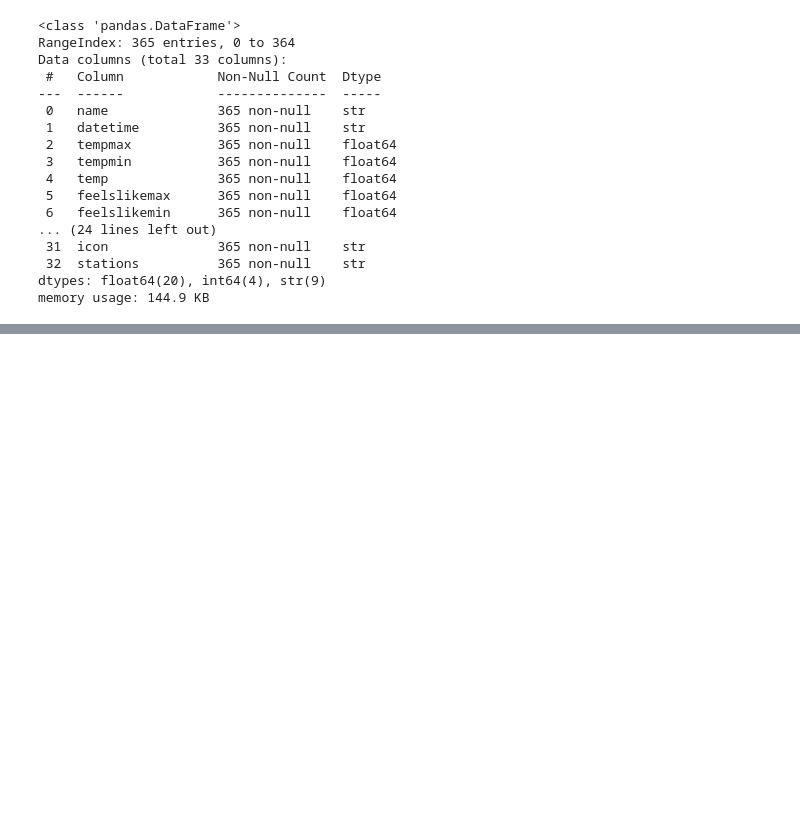
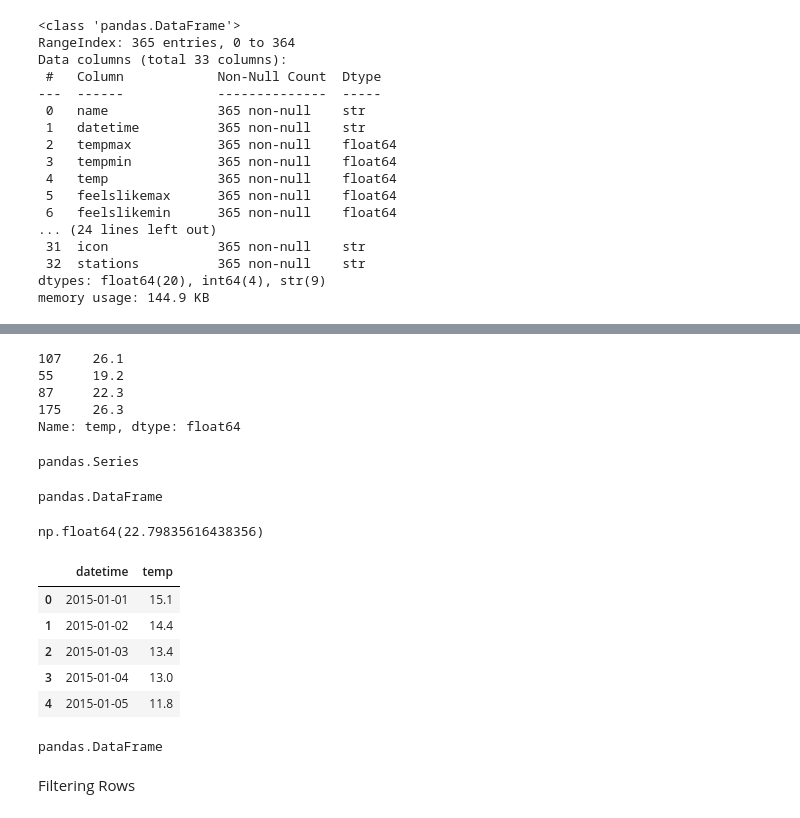
Before and after one commit to AbhayRawat002/dehradun-weather-analysis, a Jupyter notebook: weather_analysis.ipynb, the cells around one changed output, grey strips where cells are left out. Saved outputs shown, nothing was run; the diff lists cells and outputs as text; code cells hidden in the pictures; blank space fills up the shorter version.

```diff
--- a/weather_analysis.ipynb
+++ b/weather_analysis.ipynb
@@ -43,0 +141,35 @@ Name: datetime, dtype: str
+# %%
+df["temp"].sample(4)    #it selects random rows and tells their index and value
+# %% [output]
+107    26.1
+55     19.2
+87     22.3
+175    26.3
+Name: temp, dtype: float64
+# %%
+type(df["temp"])
+# %% [output]
+pandas.Series
+# %%
+type(df)
+# %% [output]
+pandas.DataFrame
+# %%
+df["temp"].mean()
+# %% [output]
+np.float64(22.79835616438356)
+# %%
+df[["datetime","temp"]].head()  #selects 2 columns and merges them their type is dataframe not series
+# %% [output]
+|  | datetime | temp |
+| 0 | 2015-01-01 | 15.1 |
+| 1 | 2015-01-02 | 14.4 |
+| 2 | 2015-01-03 | 13.4 |
+| 3 | 2015-01-04 | 13.0 |
+| 4 | 2015-01-05 | 11.8 |
+# %%
+type(df[["datetime", "temp"]])
+# %% [output]
+pandas.DataFrame
+# %% [markdown]
+Filtering Rows
```
Also changed, not shown: parts of 16 cells of this notebook.
